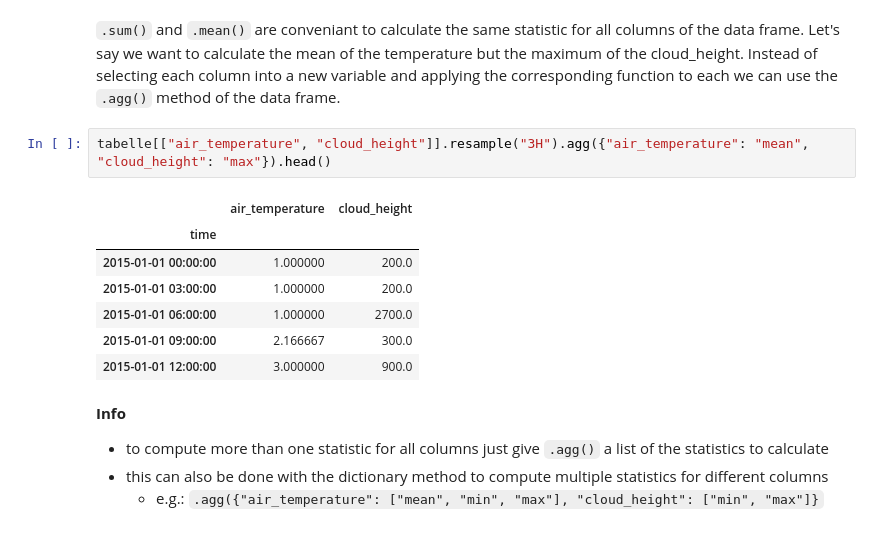
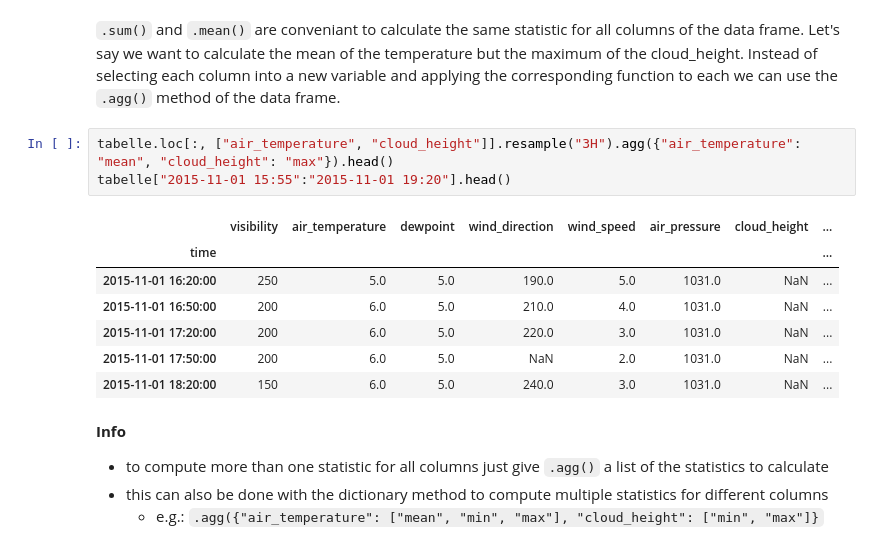
Before and after one commit to python-kurs/sommersemester_2019, a Jupyter notebook: content/units/S01E04.ipynb, the cells around one changed output. Drawn from its saved outputs; the diff is of its cells as text.

```diff
--- a/content/units/S01E04.ipynb
+++ b/content/units/S01E04.ipynb
@@ -432,15 +432,16 @@ tabelle.resample("3H").sum()
 # %% [markdown]
 `.sum()` and `.mean()` are conveniant to calculate the same statistic for all columns of the data frame. Let's say we want to calculate the mean of the temperature but the maximum of the cloud_height. Instead of selecting each column into a new variable and applying the corresponding function to each we can use the `.agg()` method of the data frame.
 # %%
-tabelle[["air_temperature", "cloud_height"]].resample("3H").agg({"air_temperature": "mean", "cloud_height": "max"}).head()
+tabelle.loc[:, ["air_temperature", "cloud_height"]].resample("3H").agg({"air_temperature": "mean", "cloud_height": "max"}).head()
+tabelle["2015-11-01 15:55":"2015-11-01 19:20"].head()
 # %% [output]
-|  | air_temperature | cloud_height |
-| time |  |  |
-| 2015-01-01 00:00:00 | 1.000000 | 200.0 |
-| 2015-01-01 03:00:00 | 1.000000 | 200.0 |
-| 2015-01-01 06:00:00 | 1.000000 | 2700.0 |
-| 2015-01-01 09:00:00 | 2.166667 | 300.0 |
-| 2015-01-01 12:00:00 | 3.000000 | 900.0 |
+|  | visibility | air_temperature | dewpoint | wind_direction | wind_speed | air_pressure | cloud_height | ... |
+| time |  |  |  |  |  |  |  | ... |
+| 2015-11-01 16:20:00 | 250 | 5.0 | 5.0 | 190.0 | 5.0 | 1031.0 | NaN | ... |
+| 2015-11-01 16:50:00 | 200 | 6.0 | 5.0 | 210.0 | 4.0 | 1031.0 | NaN | ... |
+| 2015-11-01 17:20:00 | 200 | 6.0 | 5.0 | 220.0 | 3.0 | 1031.0 | NaN | ... |
+| 2015-11-01 17:50:00 | 200 | 6.0 | 5.0 | NaN | 2.0 | 1031.0 | NaN | ... |
+| 2015-11-01 18:20:00 | 150 | 6.0 | 5.0 | 240.0 | 3.0 | 1031.0 | NaN | ... |
 # %% [markdown]
 **Info**
 
```
Also changed, not shown: parts of 2 cells of this notebook.
